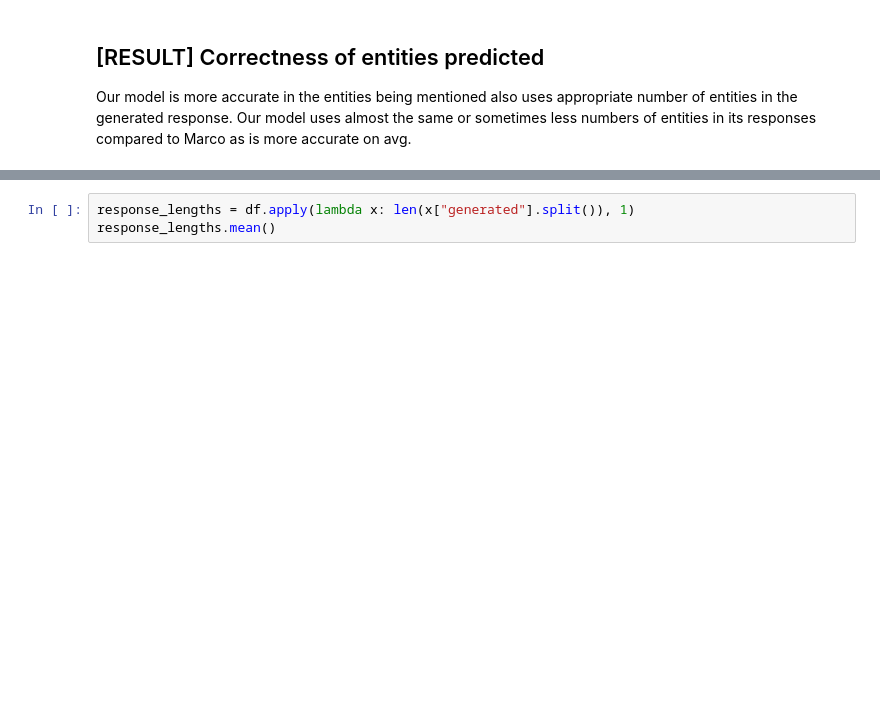
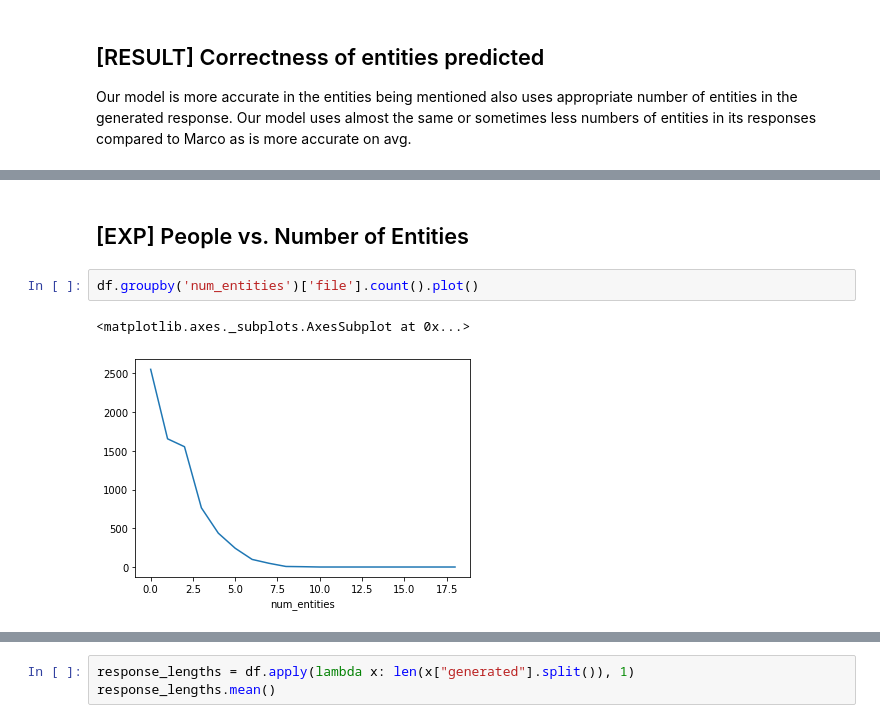
Before and after one commit to bsantraigi/Hierarchical-Transformer-Dialog, a Jupyter notebook: error_reader.ipynb, the cells around one changed output, grey strips where cells are left out. Cells and saved outputs as stored; diff of their text form; blank space fills up the shorter version.

```diff
--- a/error_reader.ipynb
+++ b/error_reader.ipynb
@@ -395,0 +402,7 @@ df.groupby('context_length')[['num_pred_entities', 'num_entities']].mean().plot(
+# %% [markdown]
+## [EXP] People vs. Number of Entities
+# %%
+df.groupby('num_entities')['file'].count().plot()
+# %% [output]
+<matplotlib.axes._subplots.AxesSubplot at 0x...>
+[figure, added]
```
Also changed, not shown: parts of 15 cells of this notebook, 1 other file.
